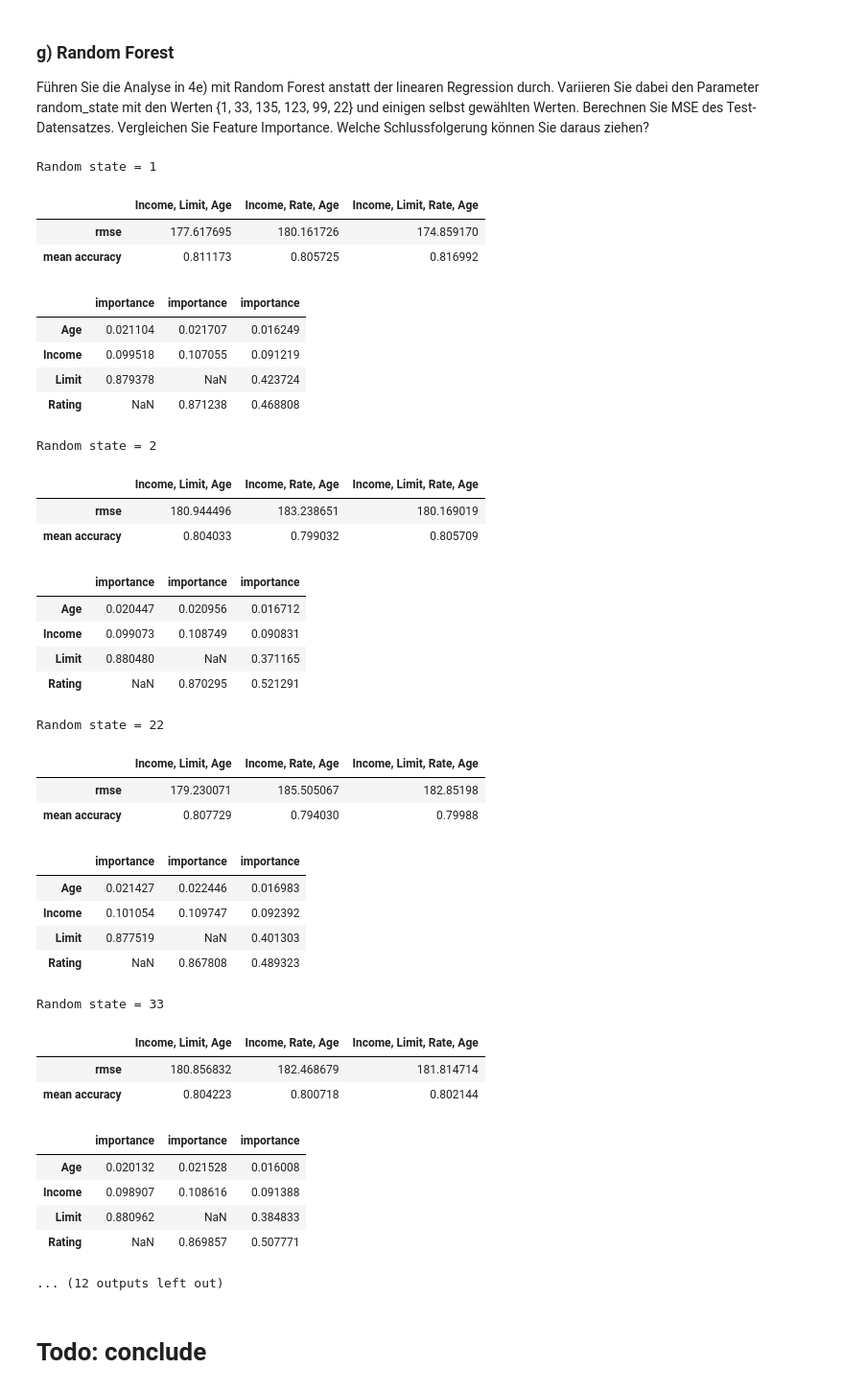
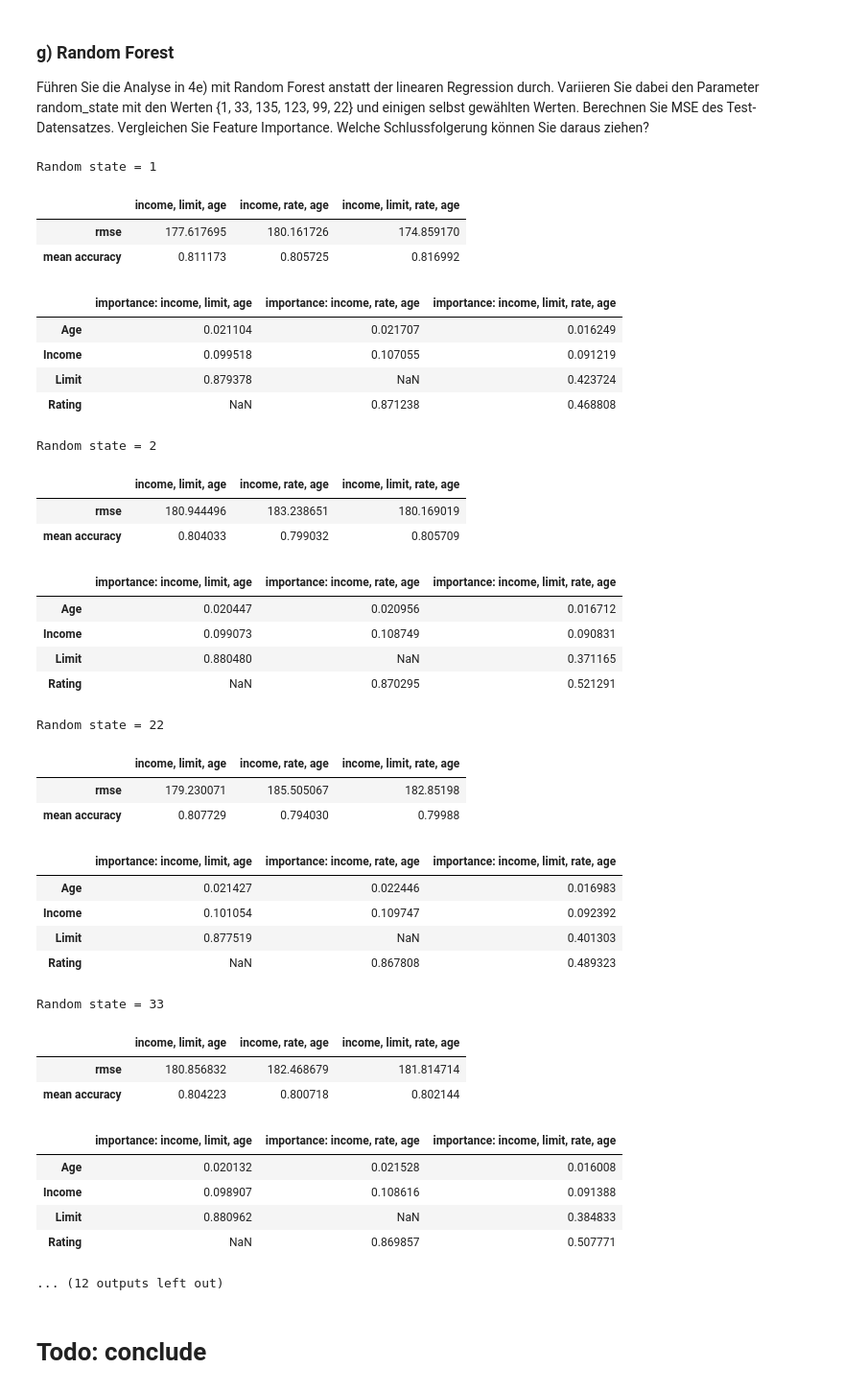
Before and after one commit to tecoKIT/smart-data-analytics, a Jupyter notebook: Uebung1/Exercise4_Carmen.ipynb, the cells around one changed output. Shown at 96% size. Drawn from its saved outputs; the diff is of its cells as text; code cells hidden in the pictures.

```diff
--- a/Uebung1/Exercise4_Carmen.ipynb
+++ b/Uebung1/Exercise4_Carmen.ipynb
@@ -748,67 +777,73 @@ for random_state in random_states:
     rmse_inc_rat_age, score_inc_rat_age, feature_importances_inc_rat_age = randomForest(random_state,
                                                                                         X_train_inc_rat_age, y_train,
                                                                                         X_test_inc_rat_age, y_test)
     rmse_inc_lim_rat_age, score_inc_lim_rat_age, feature_importances_inc_lim_rat_age = randomForest(random_state,
                                                                                                     X_train_inc_lim_rat_age, y_train,
                                                                                                     X_test_inc_lim_rat_age, y_test)
     # create DataFrame out of Series for nice graphics of metrics mean accuracy and rmse
     rf_metrics_inc_lim_age = pd.Series([rmse_inc_lim_age, score_inc_lim_age], index = ["rmse", "mean accuracy"])
     rf_metrics_inc_rat_age = pd.Series([rmse_inc_rat_age, score_inc_rat_age], index = ["rmse", "mean accuracy"])
     rf_metrics_inc_lim_rat_age = pd.Series([rmse_inc_lim_rat_age, score_inc_lim_rat_age],
                                            index = ["rmse", "mean accuracy"])
-    rfs_metrics = pd.DataFrame({"Income, Limit, Age" : rf_metrics_inc_lim_age,
-                                "Income, Rate, Age" : rf_metrics_inc_rat_age,
-                                "Income, Limit, Rate, Age" : rf_metrics_inc_lim_rat_age},
+    rfs_metrics = pd.DataFrame({"income, limit, age" : rf_metrics_inc_lim_age,
+                                "income, rate, age" : rf_metrics_inc_rat_age,
+                                "income, limit, rate, age" : rf_metrics_inc_lim_rat_age},
                                index = ["rmse", "mean accuracy"])
 
     # display metrics
     print("Random state = " + str(random_state))
     display(rfs_metrics)
+
+
+    #rename columns of feature importances
+    feature_importances_inc_lim_age.rename(columns = {"importance":"importance: income, limit, age"}, inplace = True)
+    feature_importances_inc_rat_age.rename(columns = {"importance":"importance: income, rate, age"}, inplace = True)
+    feature_importances_inc_lim_rat_age.rename(columns = {"importance":"importance: income, limit, rate, age"}, inplace = True)
 
     # create DataFrame out of Series for nice graphics feature importances
     feature_importances = pd.concat([feature_importances_inc_lim_age,
                                      feature_importances_inc_rat_age,
                                      feature_importances_inc_lim_rat_age],
                                     axis=1, join='outer', sort=True)
 
     # display feature importances
     display(feature_importances)
 
     # empty line for nicer representation
     print("\n")
 # %% [output]
 Random state = 1
-|  | Income, Limit, Age | Income, Rate, Age | Income, Limit, Rate, Age |
+|  | income, limit, age | income, rate, age | income, limit, rate, age |
 | rmse | 177.617695 | 180.161726 | 174.859170 |
 | mean accuracy | 0.811173 | 0.805725 | 0.816992 |
-|  | importance | importance | importance |
+|  | importance: income, limit, age | importance: income, rate, age | importance: income, limit, rate, age |
 | Age | 0.021104 | 0.021707 | 0.016249 |
 | Income | 0.099518 | 0.107055 | 0.091219 |
 | Limit | 0.879378 | NaN | 0.423724 |
 | Rating | NaN | 0.871238 | 0.468808 |
 Random state = 2
-|  | Income, Limit, Age | Income, Rate, Age | Income, Limit, Rate, Age |
+|  | income, limit, age | income, rate, age | income, limit, rate, age |
 | rmse | 180.944496 | 183.238651 | 180.169019 |
 | mean accuracy | 0.804033 | 0.799032 | 0.805709 |
-|  | importance | importance | importance |
+|  | importance: income, limit, age | importance: income, rate, age | importance: income, limit, rate, age |
 | Age | 0.020447 | 0.020956 | 0.016712 |
 | Income | 0.099073 | 0.108749 | 0.090831 |
 | Limit | 0.880480 | NaN | 0.371165 |
 | Rating | NaN | 0.870295 | 0.521291 |
 Random state = 22
-|  | Income, Limit, Age | Income, Rate, Age | Income, Limit, Rate, Age |
+|  | income, limit, age | income, rate, age | income, limit, rate, age |
 | rmse | 179.230071 | 185.505067 | 182.85198 |
 | mean accuracy | 0.807729 | 0.794030 | 0.79988 |
-|  | importance | importance | importance |
+|  | importance: income, limit, age | importance: income, rate, age | importance: income, limit, rate, age |
 | Age | 0.021427 | 0.022446 | 0.016983 |
 | Income | 0.101054 | 0.109747 | 0.092392 |
 | Limit | 0.877519 | NaN | 0.401303 |
 | Rating | NaN | 0.867808 | 0.489323 |
 Random state = 33
-|  | Income, Limit, Age | Income, Rate, Age | Income, Limit, Rate, Age |
+|  | income, limit, age | income, rate, age | income, limit, rate, age |
 | rmse | 180.856832 | 182.468679 | 181.814714 |
 | mean accuracy | 0.804223 | 0.800718 | 0.802144 |
-|  | importance | importance | importance |
+|  | importance: income, limit, age | importance: income, rate, age | importance: income, limit, rate, age |
 | Age | 0.020132 | 0.021528 | 0.016008 |
 | Income | 0.098907 | 0.108616 | 0.091388 |
 | Limit | 0.880962 | NaN | 0.384833 |
```
Also changed, not shown: parts of 10 cells of this notebook.
